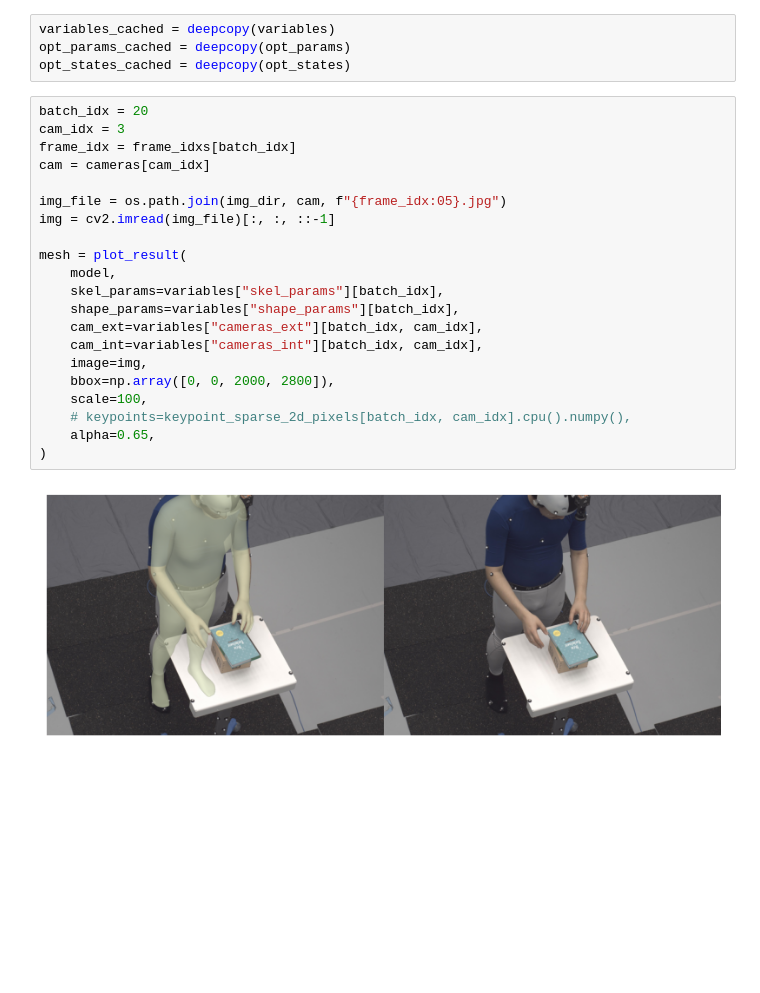
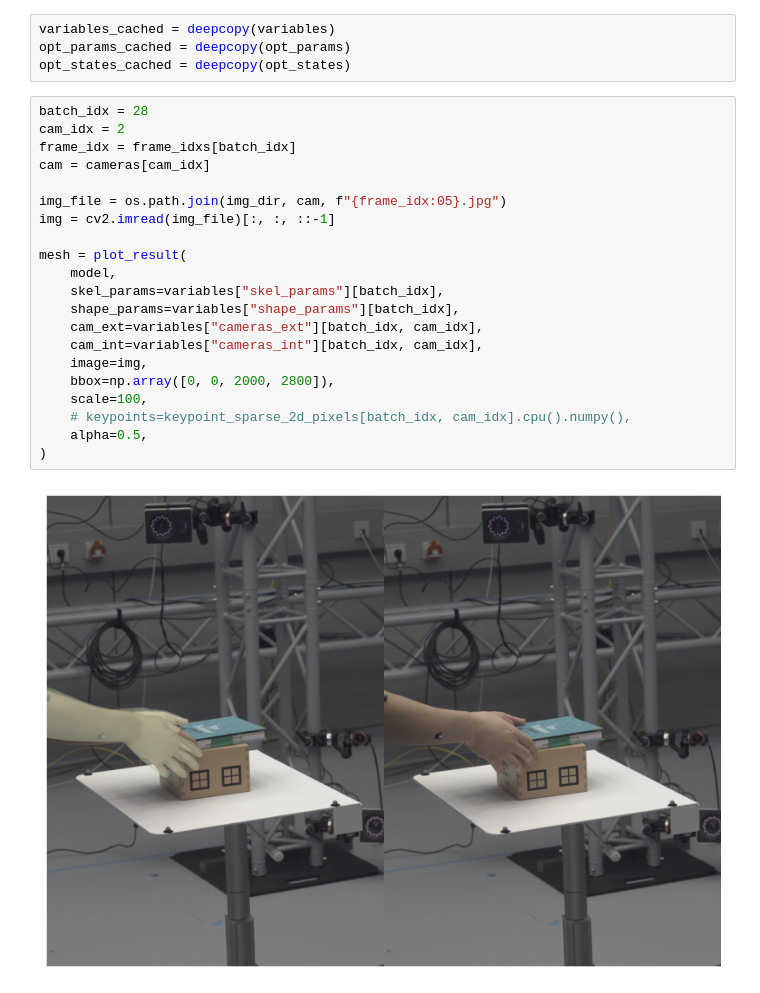
Before and after one commit to fantaosha/arctic, a Jupyter notebook: scripts/init_single_frame_fitting.ipynb, the cells around one changed output. Saved outputs shown, nothing was run; the diff lists cells and outputs as text; blank space fills up the shorter version.

```diff
--- a/scripts/init_single_frame_fitting.ipynb
+++ b/scripts/init_single_frame_fitting.ipynb
@@ -542,25 +547,25 @@ variables_cached = deepcopy(variables)
 opt_params_cached = deepcopy(opt_params)
 opt_states_cached = deepcopy(opt_states)
 # %%
-batch_idx = 20
-cam_idx = 3
+batch_idx = 28
+cam_idx = 2
 frame_idx = frame_idxs[batch_idx]
 cam = cameras[cam_idx]
 
 img_file = os.path.join(img_dir, cam, f"{frame_idx:05}.jpg")
 img = cv2.imread(img_file)[:, :, ::-1]
 
 mesh = plot_result(
     model,
     skel_params=variables["skel_params"][batch_idx],
     shape_params=variables["shape_params"][batch_idx],
     cam_ext=variables["cameras_ext"][batch_idx, cam_idx],
     cam_int=variables["cameras_int"][batch_idx, cam_idx],
     image=img,
     bbox=np.array([0, 0, 2000, 2800]),
     scale=100,
     # keypoints=keypoint_sparse_2d_pixels[batch_idx, cam_idx].cpu().numpy(),
-    alpha=0.65,
+    alpha=0.5,
 )
 # %% [output]
-[figure, old version]
+[figure, new version]
```
Also changed, not shown: parts of 4 cells of this notebook, 3 other files.
